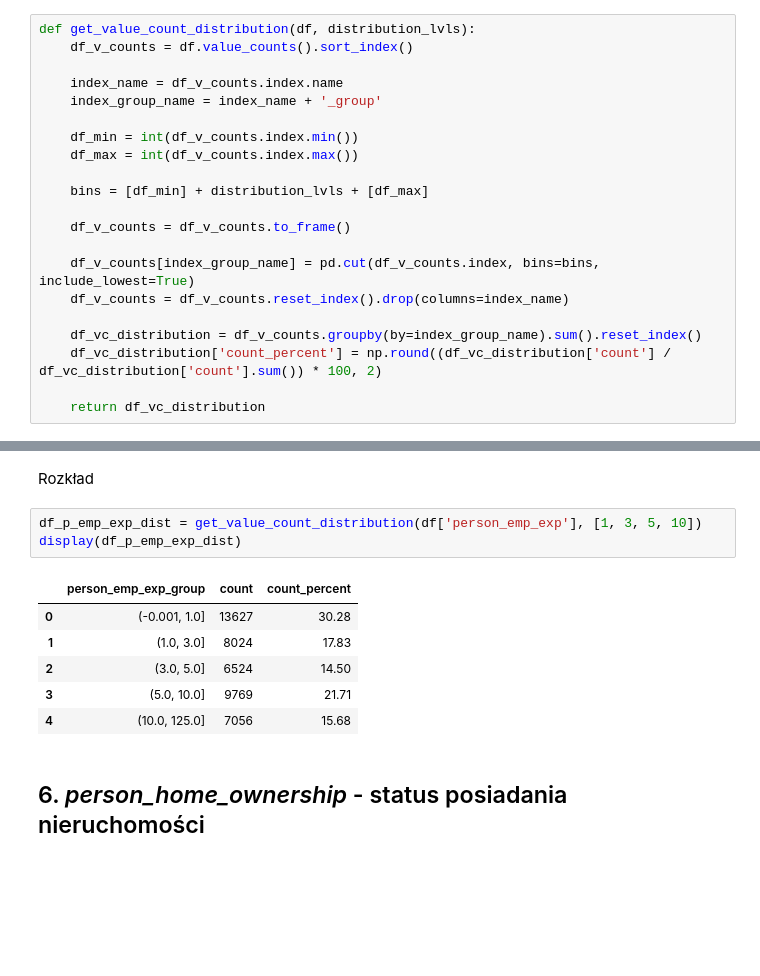
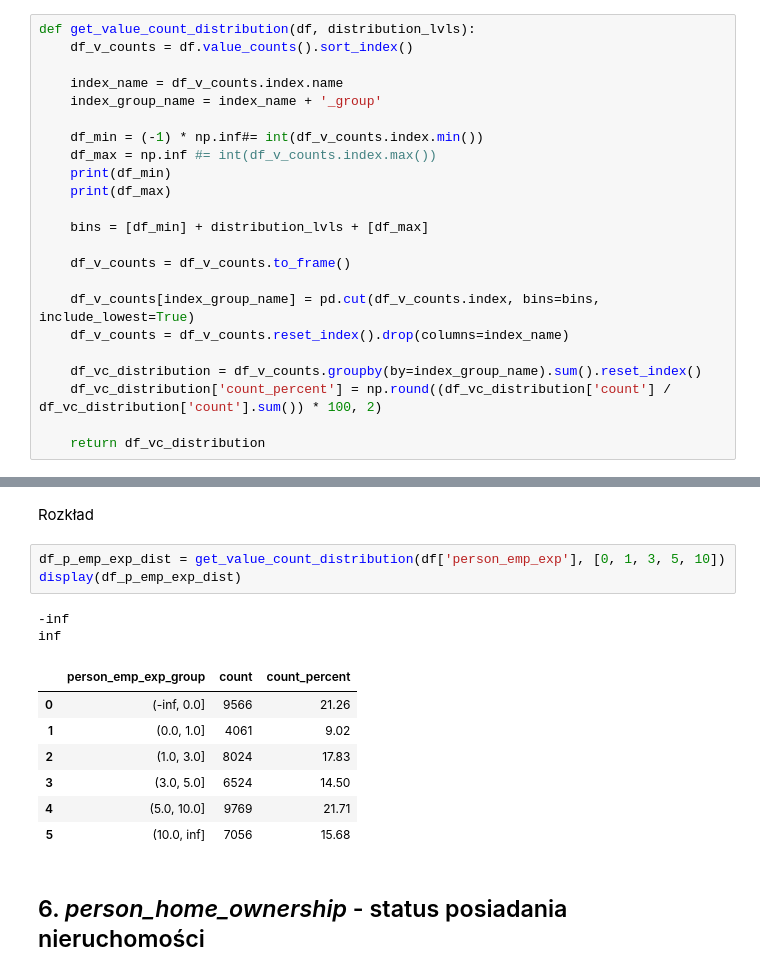
Before and after one commit to EmD4blju/loan_assistant, a Jupyter notebook: neural_core/analysis_01.ipynb, the cells around one changed output, grey strips where cells are left out. Cells and saved outputs as stored; diff of their text form; blank space fills up the shorter version.

```diff
--- a/neural_core/analysis_01.ipynb
+++ b/neural_core/analysis_01.ipynb
@@ -53,8 +52,10 @@ def get_value_count_distribution(df, distribution_lvls):
     index_name = df_v_counts.index.name
     index_group_name = index_name + '_group'
 
-    df_min = int(df_v_counts.index.min())
-    df_max = int(df_v_counts.index.max())
+    df_min = (-1) * np.inf#= int(df_v_counts.index.min())
+    df_max = np.inf #= int(df_v_counts.index.max())
+    print(df_min)
+    print(df_max)
 
     bins = [df_min] + distribution_lvls + [df_max]
 
@@ -164,15 +172,18 @@ display(df_p_emp_exp.sort_values('person_emp_exp'))
 # %% [markdown]
 Rozkład
 # %%
-df_p_emp_exp_dist = get_value_count_distribution(df['person_emp_exp'], [1, 3, 5, 10])
+df_p_emp_exp_dist = get_value_count_distribution(df['person_emp_exp'], [0, 1, 3, 5, 10])
 display(df_p_emp_exp_dist)
 # %% [output]
+-inf
+inf
 |  | person_emp_exp_group | count | count_percent |
-| 0 | (-0.001, 1.0] | 13627 | 30.28 |
-| 1 | (1.0, 3.0] | 8024 | 17.83 |
-| 2 | (3.0, 5.0] | 6524 | 14.50 |
-| 3 | (5.0, 10.0] | 9769 | 21.71 |
-| 4 | (10.0, 125.0] | 7056 | 15.68 |
+| 0 | (-inf, 0.0] | 9566 | 21.26 |
+| 1 | (0.0, 1.0] | 4061 | 9.02 |
+| 2 | (1.0, 3.0] | 8024 | 17.83 |
+| 3 | (3.0, 5.0] | 6524 | 14.50 |
+| 4 | (5.0, 10.0] | 9769 | 21.71 |
+| 5 | (10.0, inf] | 7056 | 15.68 |
 # %% [markdown]
 ## 6. _person_home_ownership_ - status posiadania nieruchomości
 # %%
```
Also changed, not shown: parts of 5 cells of this notebook.
